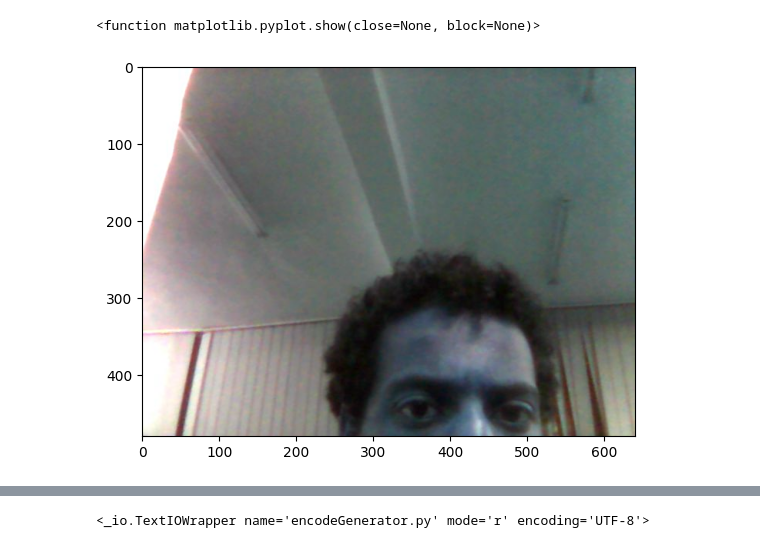
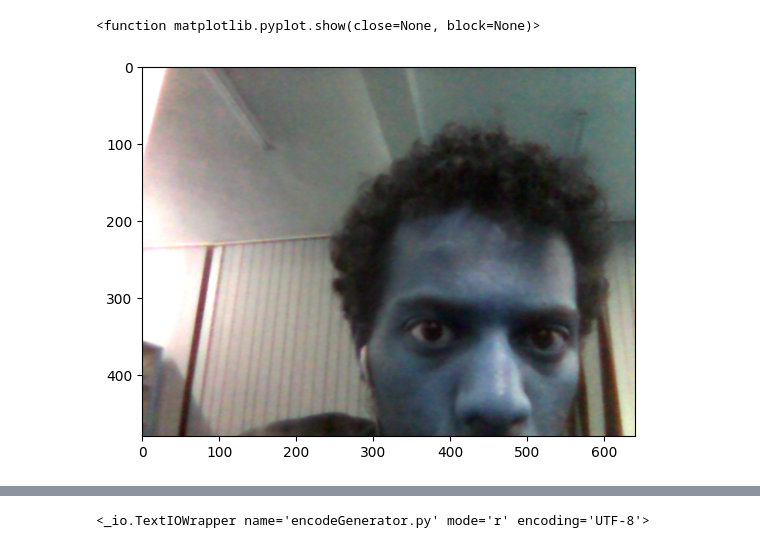
Before and after one commit to Biniyamgd/IDP, a Jupyter notebook: test.ipynb, the cells around one changed output, grey strips where cells are left out. Saved outputs shown, nothing was run; the diff lists cells and outputs as text; code cells hidden in the pictures.

```diff
--- a/test.ipynb
+++ b/test.ipynb
@@ -75,13 +85,13 @@ Saved to photo.jpg
 # %%
 import cv2
 from PIL import Image
 import matplotlib.pyplot as plt
-img= cv2.imread('./photo.jpg')
+img= cv2.imread('./photo.png')
 plt.imshow(img)
 plt.show
 # %% [output]
 <function matplotlib.pyplot.show(close=None, block=None)>
-[figure, old version]
+[figure, new version]
 # %%
 import cv2
 import os
```
Also changed, not shown: parts of 5 cells of this notebook.
